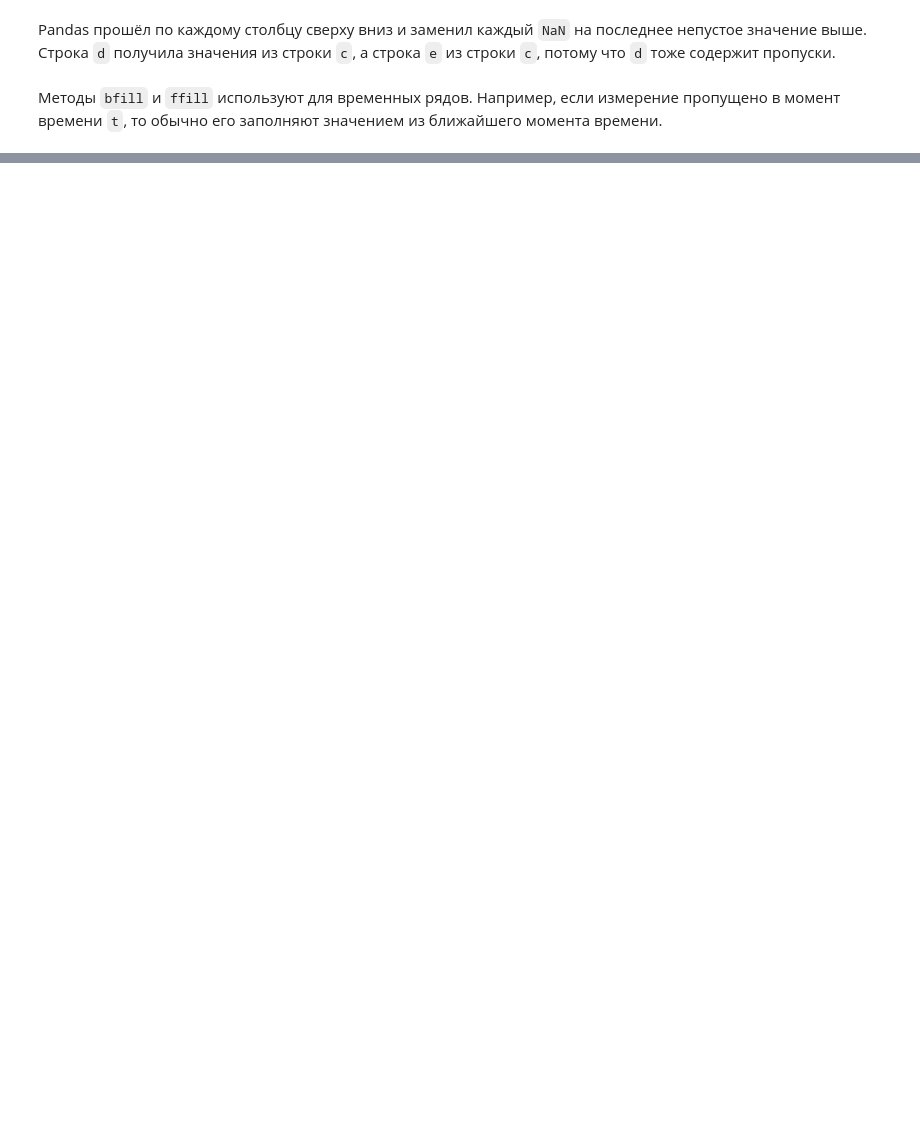
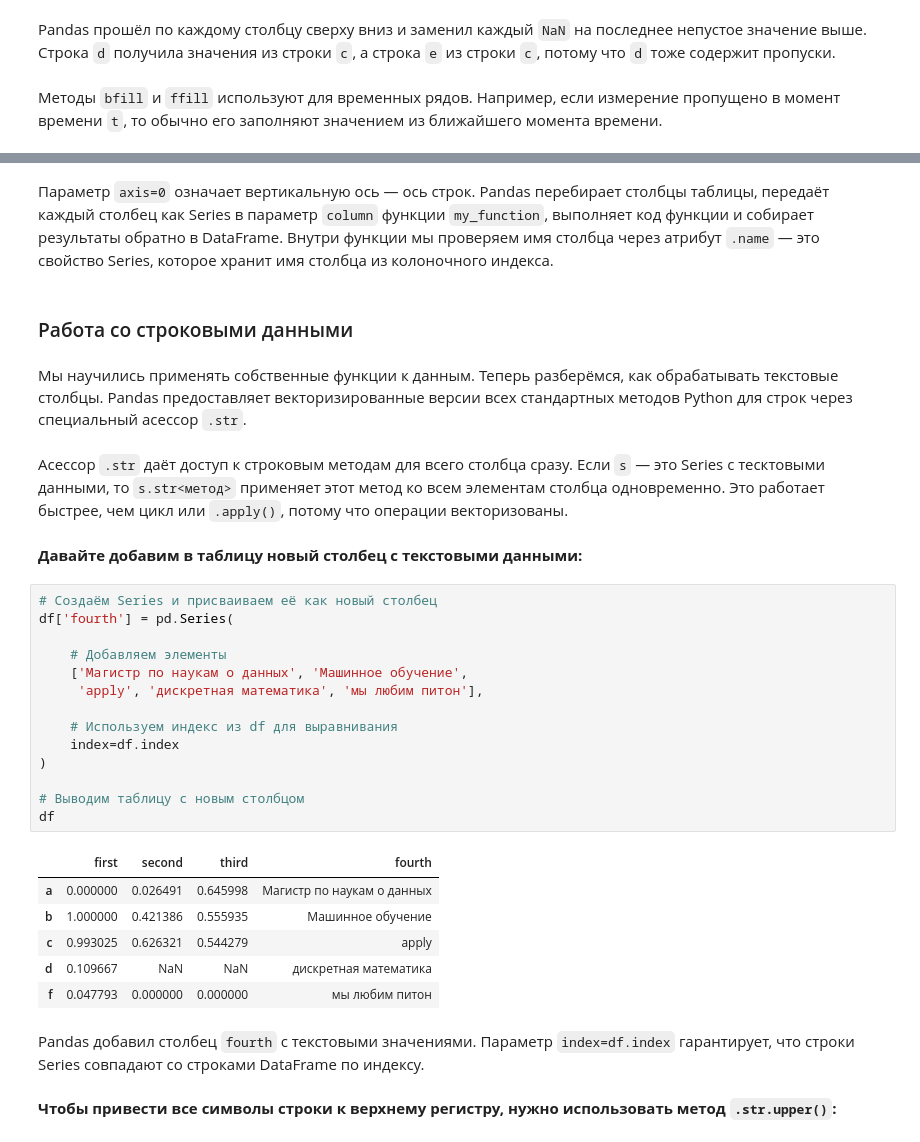
Before and after one commit to tadzhnahal/study-notes, a Jupyter notebook: HSE MDS/Machine Learning/ML_Lecture_02.ipynb, the cells around one changed output, grey strips where cells are left out. Saved outputs shown, nothing was run; the diff lists cells and outputs as text; blank space fills up the shorter version.

```diff
--- a/HSE MDS/Machine Learning/ML_Lecture_02.ipynb
+++ b/HSE MDS/Machine Learning/ML_Lecture_02.ipynb
@@ -1320,0 +1520,35 @@ Pandas прошёл по каждому столбцу сверху вниз и
+# %% [markdown]
+Параметр `axis=0` означает вертикальную ось — ось строк. Pandas перебирает столбцы таблицы, передаёт каждый столбец как Series в параметр `column` функции `my_function`, выполняет код функции и собирает результаты обратно в DataFrame. Внутри функции мы проверяем имя столбца через атрибут `.name` — это свойство Series, которое хранит имя столбца из колоночного индекса.
+# %% [markdown]
+### Работа со строковыми данными
+# %% [markdown]
+Мы научились применять собственные функции к данным. Теперь разберёмся, как обрабатывать текстовые столбцы. Pandas предоставляет векторизированные версии всех стандартных методов Python для строк через специальный асессор `.str`.
+# %% [markdown]
+Асессор `.str` даёт доступ к строковым методам для всего столбца сразу. Если `s` — это Series с тесктовыми данными, то `s.str<метод>` применяет этот метод ко всем элементам столбца одновременно. Это работает быстрее, чем цикл или `.apply()`, потому что операции векторизованы.
+# %% [markdown]
+**Давайте добавим в таблицу новый столбец с текстовыми данными:**
+# %%
+# Создаём Series и присваиваем её как новый столбец
+df['fourth'] = pd.Series(
+
+    # Добавляем элементы
+    ['Магистр по наукам о данных', 'Машинное обучение',
+     'apply', 'дискретная математика', 'мы любим питон'],
+
+    # Используем индекс из df для выравнивания
+    index=df.index
+)
+
+# Выводим таблицу с новым столбцом
+df
+# %% [output]
+|  | first | second | third | fourth |
+| a | 0.000000 | 0.026491 | 0.645998 | Магистр по наукам о данных |
+| b | 1.000000 | 0.421386 | 0.555935 | Машинное обучение |
+| c | 0.993025 | 0.626321 | 0.544279 | apply |
+| d | 0.109667 | NaN | NaN | дискретная математика |
+| f | 0.047793 | 0.000000 | 0.000000 | мы любим питон |
+# %% [markdown]
+Pandas добавил столбец `fourth` с текстовыми значениями. Параметр `index=df.index` гарантирует, что строки Series совпадают со строками DataFrame по индексу.
+# %% [markdown]
+**Чтобы привести все символы строки к верхнему регистру, нужно использовать метод `.str.upper()`:**
```
Also changed, not shown: parts of 93 cells of this notebook.
